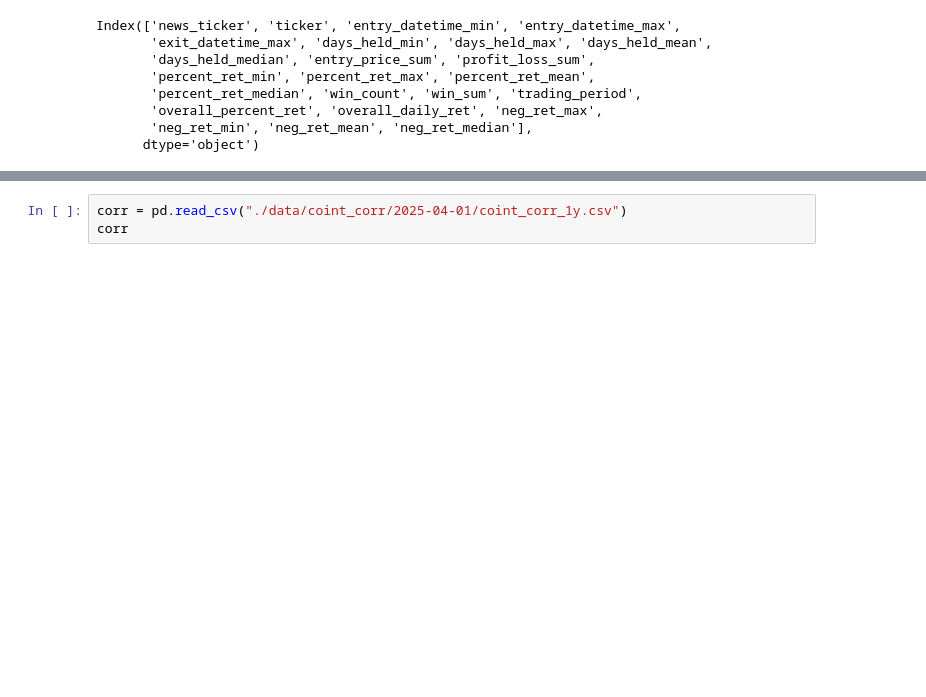
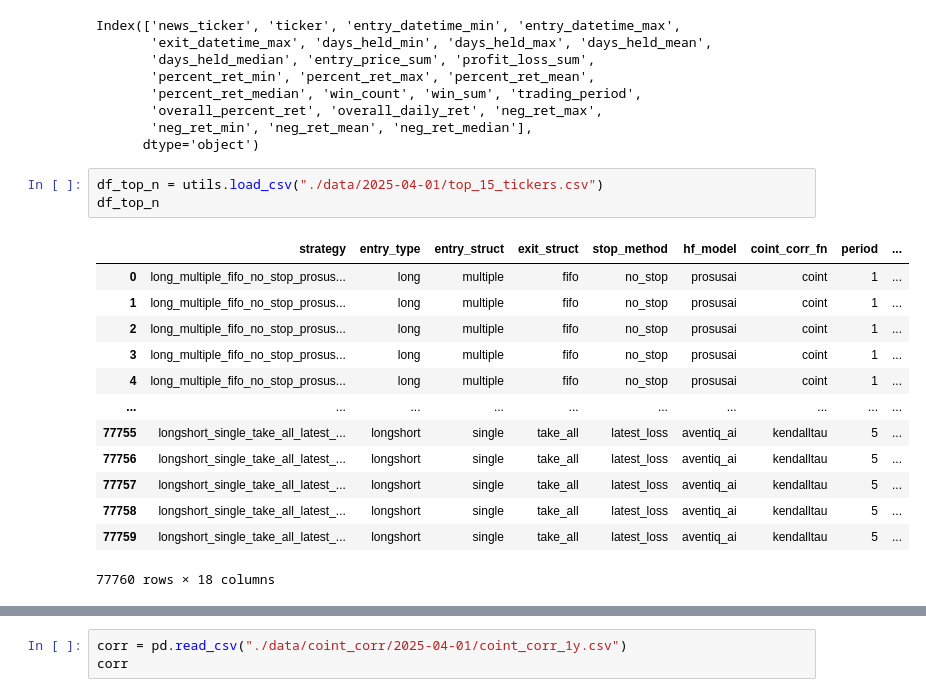
Before and after one commit to CKAbundant/sentiment, a Jupyter notebook: signal.ipynb, the cells around one changed output, grey strips where cells are left out. Drawn from its saved outputs; the diff is of its cells as text; blank space fills up the shorter version.

```diff
--- a/signal.ipynb
+++ b/signal.ipynb
@@ -120,3 +120,20 @@ Index(['news_ticker', 'ticker', 'entry_datetime_min', 'entry_datetime_max',
        'overall_percent_ret', 'overall_daily_ret', 'neg_ret_max',
        'neg_ret_min', 'neg_ret_mean', 'neg_ret_median'],
       dtype='object')
+# %%
+df_top_n = utils.load_csv("./data/2025-04-01/top_15_tickers.csv")
+df_top_n
+# %% [output]
+|  | strategy | entry_type | entry_struct | exit_struct | stop_method | hf_model | coint_corr_fn | period | ... |
+| 0 | long_multiple_fifo_no_stop_prosus... | long | multiple | fifo | no_stop | prosusai | coint | 1 | ... |
+| 1 | long_multiple_fifo_no_stop_prosus... | long | multiple | fifo | no_stop | prosusai | coint | 1 | ... |
+| 2 | long_multiple_fifo_no_stop_prosus... | long | multiple | fifo | no_stop | prosusai | coint | 1 | ... |
+| 3 | long_multiple_fifo_no_stop_prosus... | long | multiple | fifo | no_stop | prosusai | coint | 1 | ... |
+| 4 | long_multiple_fifo_no_stop_prosus... | long | multiple | fifo | no_stop | prosusai | coint | 1 | ... |
+| ... | ... | ... | ... | ... | ... | ... | ... | ... | ... |
+| 77755 | longshort_single_take_all_latest_... | longshort | single | take_all | latest_loss | aventiq_ai | kendalltau | 5 | ... |
+| 77756 | longshort_single_take_all_latest_... | longshort | single | take_all | latest_loss | aventiq_ai | kendalltau | 5 | ... |
+| 77757 | longshort_single_take_all_latest_... | longshort | single | take_all | latest_loss | aventiq_ai | kendalltau | 5 | ... |
+| 77758 | longshort_single_take_all_latest_... | longshort | single | take_all | latest_loss | aventiq_ai | kendalltau | 5 | ... |
+| 77759 | longshort_single_take_all_latest_... | longshort | single | take_all | latest_loss | aventiq_ai | kendalltau | 5 | ... |
+77760 rows × 18 columns
```
Also changed, not shown: parts of 1 cell of this notebook, 4 other files.
